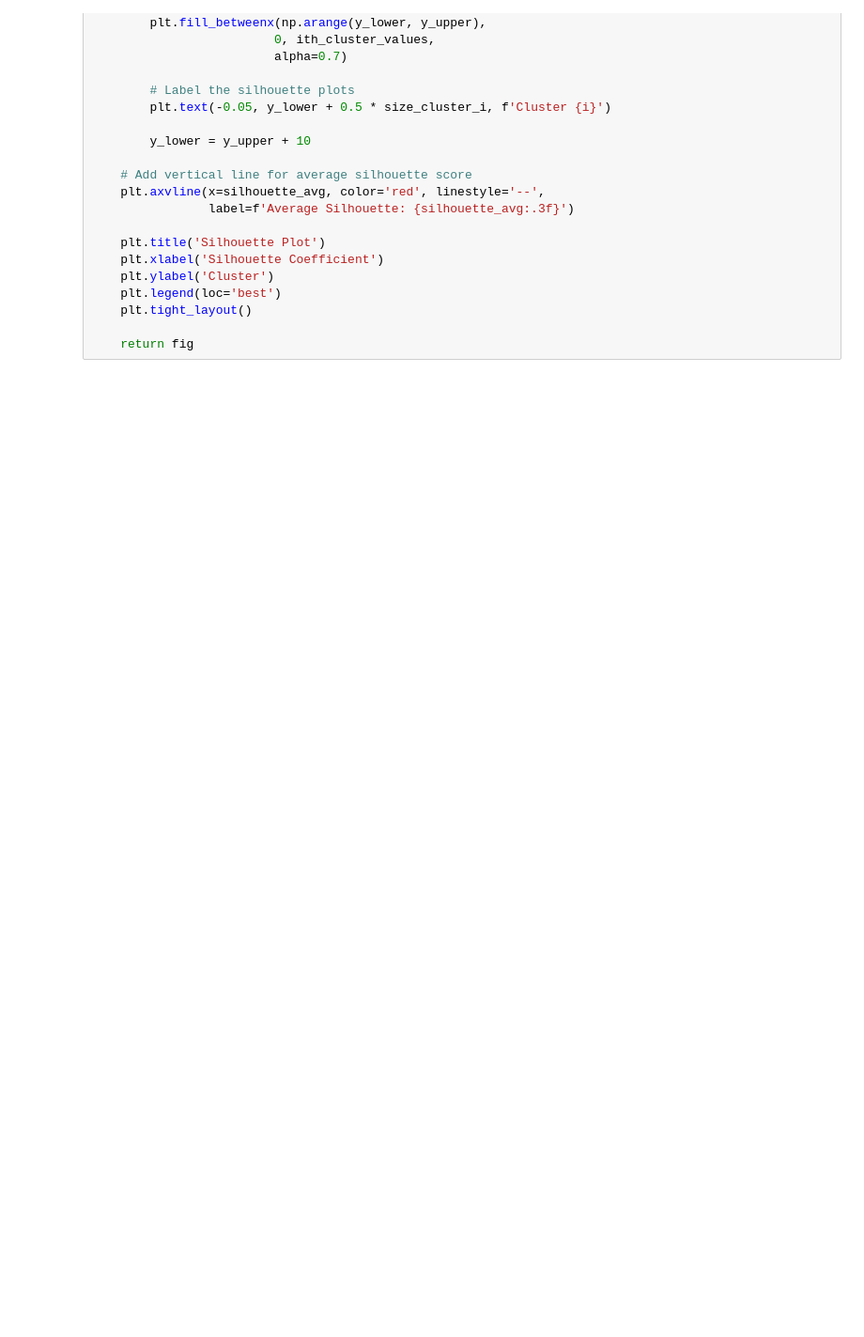
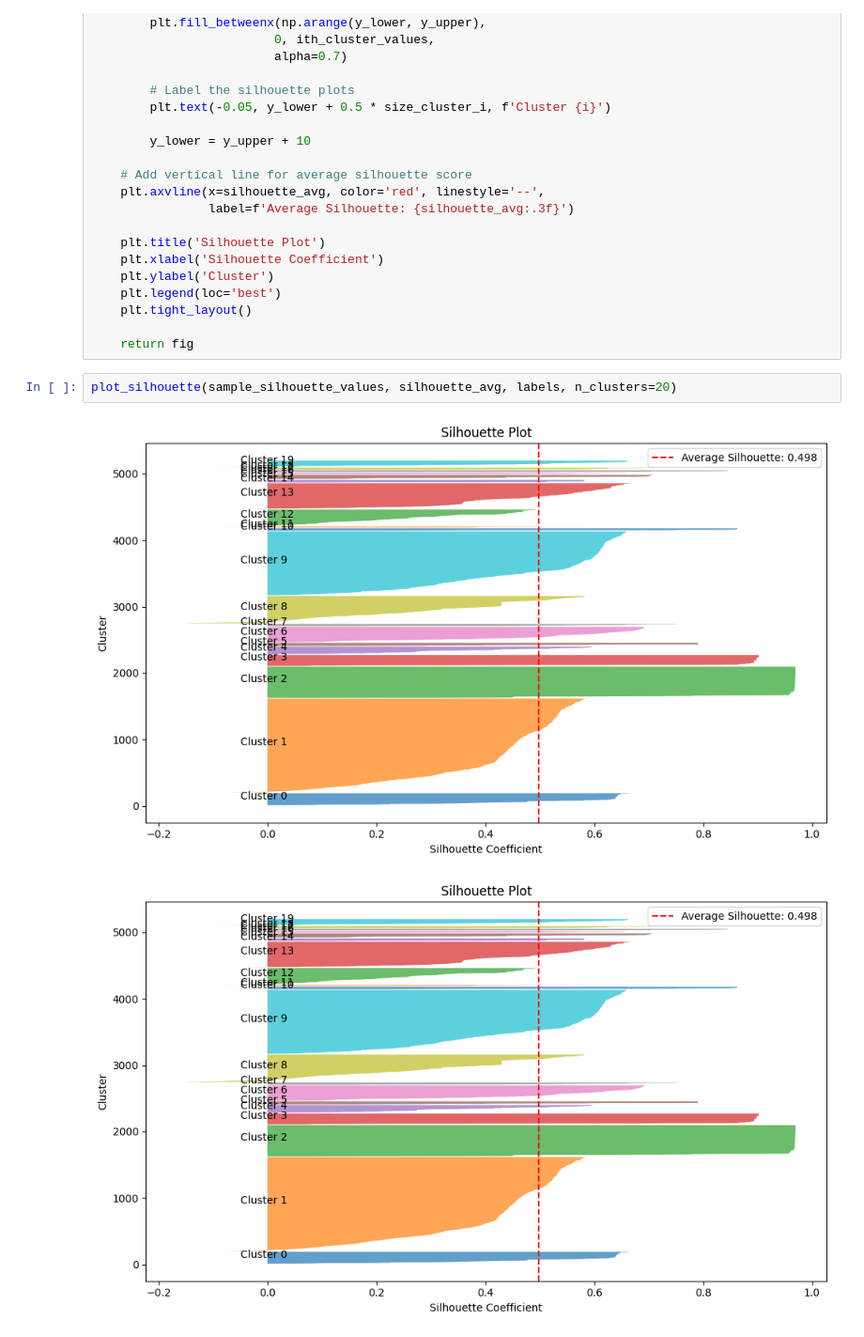
Before and after one commit to sagueso/tourism-analysis, a Jupyter notebook: ber/data_sample.ipynb, the cells around one changed output. Shown at 94% size. Saved outputs shown, nothing was run; the diff lists cells and outputs as text; blank space fills up the shorter version.

```diff
--- a/ber/data_sample.ipynb
+++ b/ber/data_sample.ipynb
@@ -387,3 +355,8 @@ def plot_silhouette(sample_silhouette_values, silhouette_avg, labels, n_clusters
     plt.tight_layout()
 
     return fig
+# %%
+plot_silhouette(sample_silhouette_values, silhouette_avg, labels, n_clusters=20)
+# %% [output]
+[figure, added]
+[figure, added]
```
Also changed, not shown: parts of 30 cells of this notebook.
